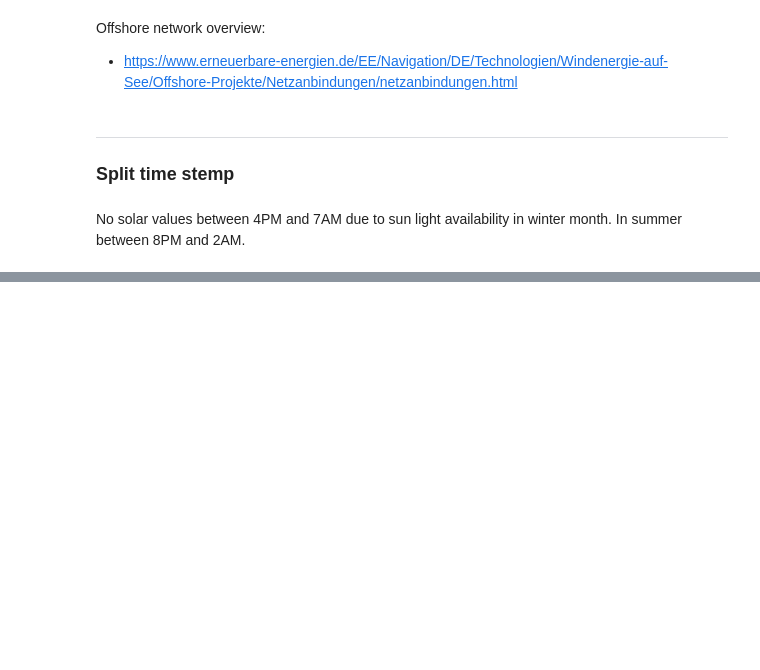
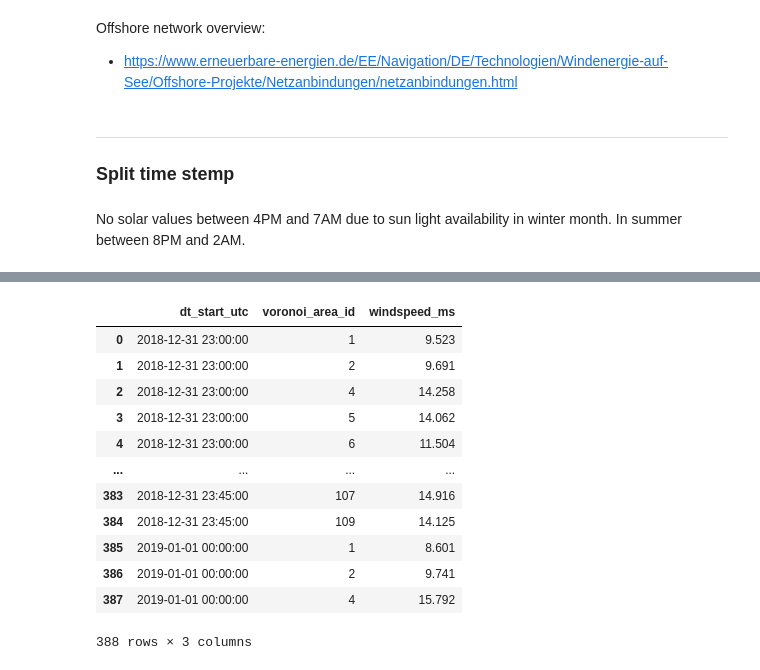
Before and after one commit to Windbenders/capstone_energy, a Jupyter notebook: notebooks/notebook_Katrin.ipynb, the cells around one changed output, grey strips where cells are left out. Drawn from its saved outputs; the diff is of its cells as text; code cells hidden in the pictures; blank space fills up the shorter version.

```diff
--- a/notebooks/notebook_Katrin.ipynb
+++ b/notebooks/notebook_Katrin.ipynb
@@ -543,0 +334,18 @@ ohr_won.head(10)
+# %%
+speedy=pd.read_csv('../data/einspeisedaten_gen_wind_speed.csv')
+# %%
+speedy.head(388)
+# %% [output]
+|  | dt_start_utc | voronoi_area_id | windspeed_ms |
+| 0 | 2018-12-31 23:00:00 | 1 | 9.523 |
+| 1 | 2018-12-31 23:00:00 | 2 | 9.691 |
+| 2 | 2018-12-31 23:00:00 | 4 | 14.258 |
+| 3 | 2018-12-31 23:00:00 | 5 | 14.062 |
+| 4 | 2018-12-31 23:00:00 | 6 | 11.504 |
+| ... | ... | ... | ... |
+| 383 | 2018-12-31 23:45:00 | 107 | 14.916 |
+| 384 | 2018-12-31 23:45:00 | 109 | 14.125 |
+| 385 | 2019-01-01 00:00:00 | 1 | 8.601 |
+| 386 | 2019-01-01 00:00:00 | 2 | 9.741 |
+| 387 | 2019-01-01 00:00:00 | 4 | 15.792 |
+388 rows × 3 columns
```
Also changed, not shown: parts of 70 cells of this notebook.
